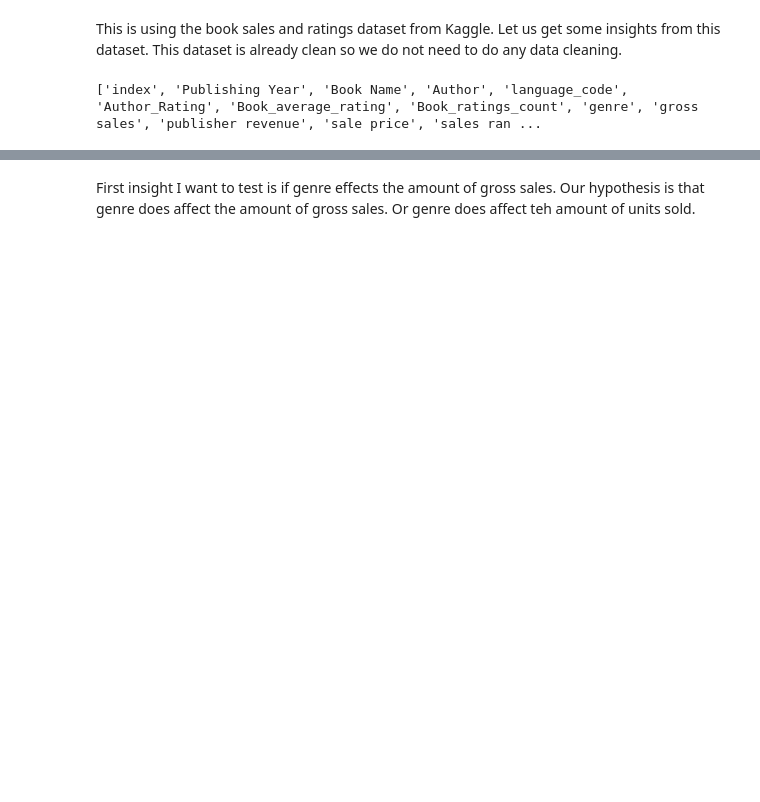
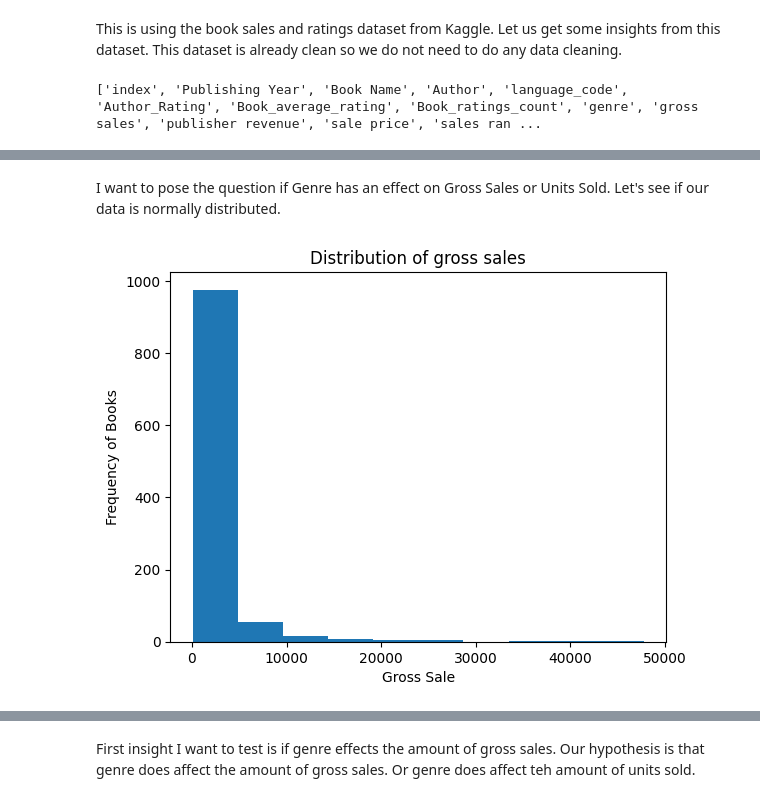
Before and after one commit to ashrp632/Data-Analysis-Projects, a Jupyter notebook: book-sale-insights.ipynb, the cells around one changed output, grey strips where cells are left out. Drawn from its saved outputs; the diff is of its cells as text; code cells hidden in the pictures; blank space fills up the shorter version.

Commit message:
Kaggle Notebook | Book Sale Insights | Version 4

```diff
--- a/book-sale-insights.ipynb
+++ b/book-sale-insights.ipynb
@@ -28,0 +54,4 @@ print(column_names)
+# %%
+books = books.dropna(subset =['Publishing Year'] )
+
+books['Book Name'].fillna("Unknown Title", inplace=True)
@@ -28,0 +65,10 @@ print(column_names)
+# %% [markdown]
+I want to pose the question if Genre has an effect on Gross Sales or Units Sold. Let's see if our data is normally distributed.
+# %%
+plt.title('Distribution of gross sales')
+plt.xlabel('Gross Sale')
+plt.ylabel('Frequency of Books')
+plt.hist(books['gross sales'])
+plt.show()
+# %% [output]
+[figure, added]
```
Also changed, not shown: parts of 8 cells of this notebook.
